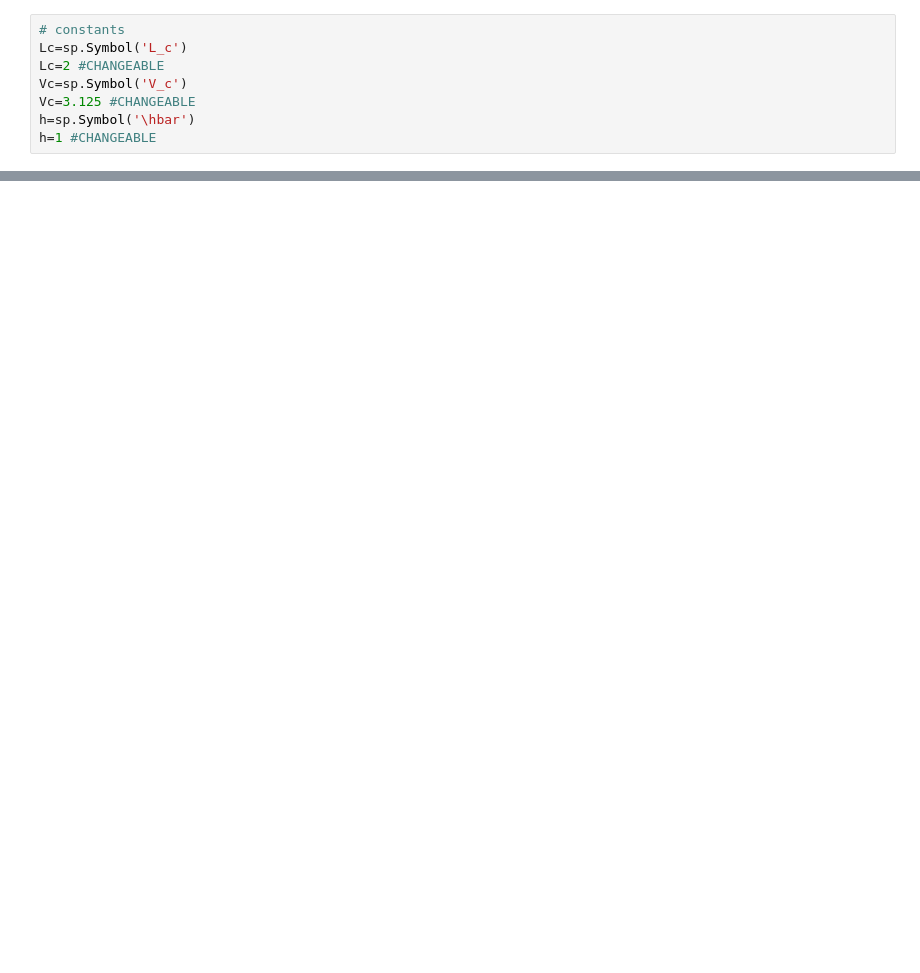
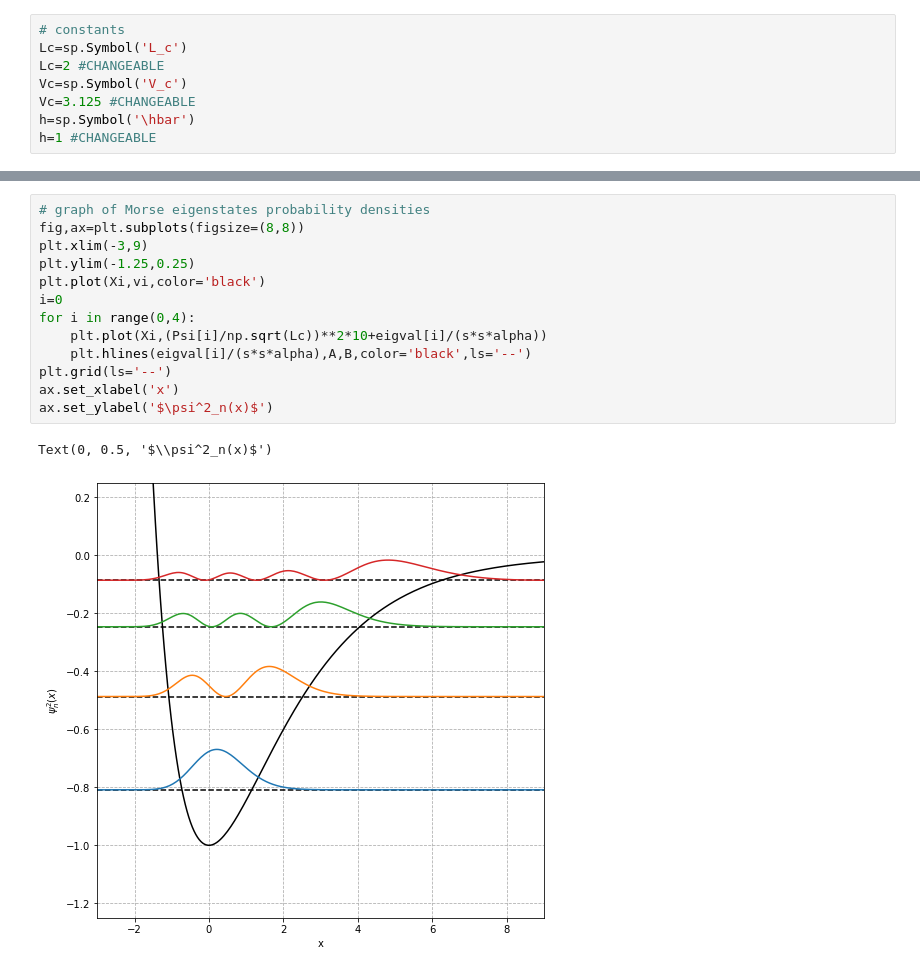
Before and after one commit to Boberfax/1D-SE-NMM, a Jupyter notebook: Morse.ipynb, the cells around one changed output, grey strips where cells are left out. Drawn from its saved outputs; the diff is of its cells as text; blank space fills up the shorter version.

```diff
--- a/Morse.ipynb
+++ b/Morse.ipynb
@@ -143,0 +101,16 @@ plt.grid(ls='--')
+# %%
+# graph of Morse eigenstates probability densities
+fig,ax=plt.subplots(figsize=(8,8))
+plt.xlim(-3,9)
+plt.ylim(-1.25,0.25)
+plt.plot(Xi,vi,color='black')
+i=0
+for i in range(0,4):
+    plt.plot(Xi,(Psi[i]/np.sqrt(Lc))**2*10+eigval[i]/(s*s*alpha))
+    plt.hlines(eigval[i]/(s*s*alpha),A,B,color='black',ls='--')
+plt.grid(ls='--')
+ax.set_xlabel('x')
+ax.set_ylabel('$\psi^2_n(x)$')
+# %% [output]
+Text(0, 0.5, '$\\psi^2_n(x)$')
+[figure, added]
```
Also changed, not shown: parts of 11 cells of this notebook, 1 other file.
